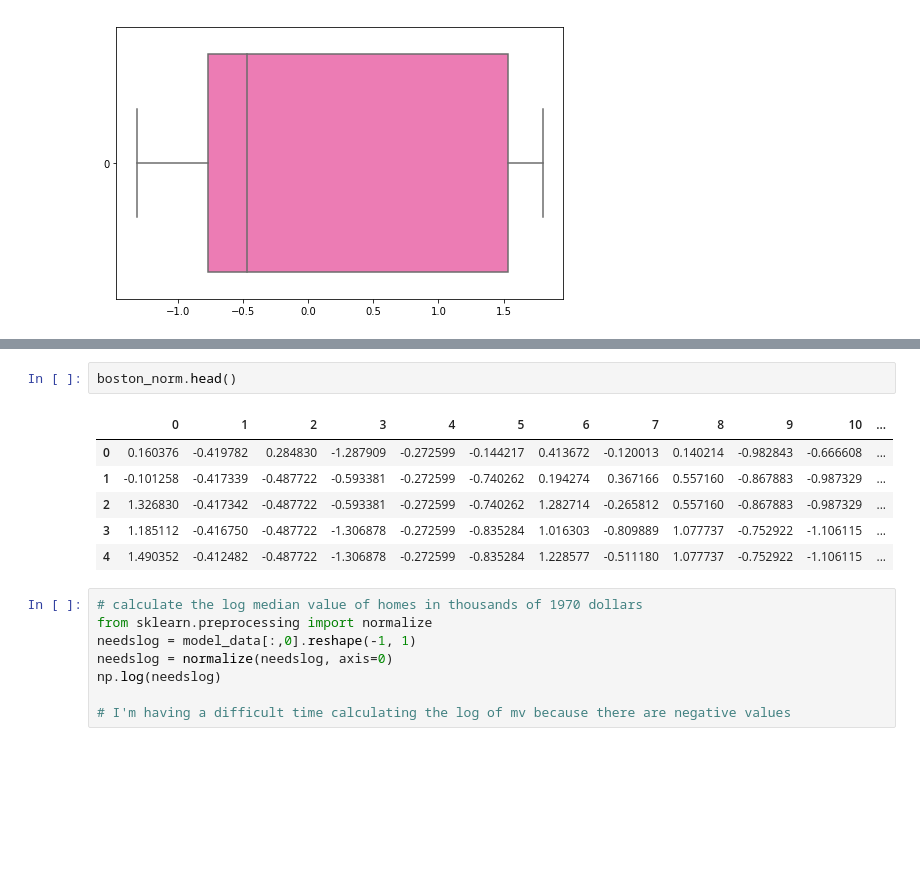
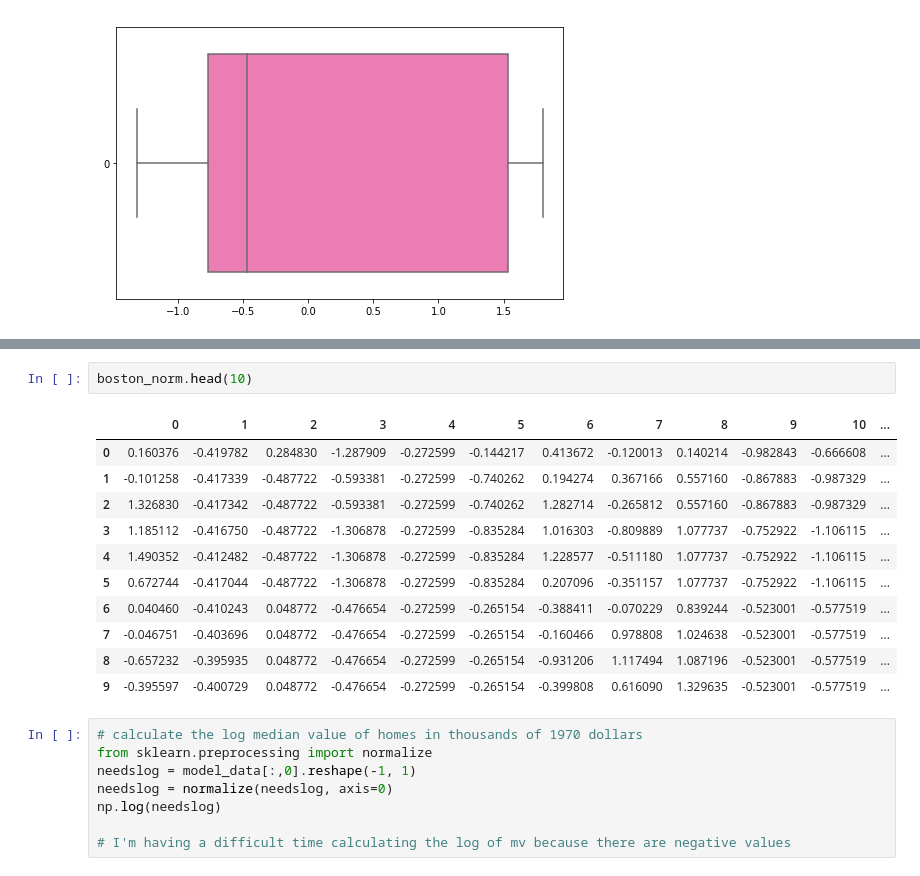
Before and after one commit to brandibeals/NW422-Week3-Housing, a Jupyter notebook: Beals Assignment 3.ipynb, the cells around one changed output, grey strips where cells are left out. Cells and saved outputs as stored; diff of their text form; blank space fills up the shorter version.

```diff
--- a/Beals Assignment 3.ipynb
+++ b/Beals Assignment 3.ipynb
@@ -283,12 +310,17 @@ prelim_model_data = np.array([boston.mv,\
 # %%
-boston_norm.head()
+boston_norm.head(10)
 # %% [output]
 |  | 0 | 1 | 2 | 3 | 4 | 5 | 6 | 7 | 8 | 9 | 10 | ... |
 | 0 | 0.160376 | -0.419782 | 0.284830 | -1.287909 | -0.272599 | -0.144217 | 0.413672 | -0.120013 | 0.140214 | -0.982843 | -0.666608 | ... |
 | 1 | -0.101258 | -0.417339 | -0.487722 | -0.593381 | -0.272599 | -0.740262 | 0.194274 | 0.367166 | 0.557160 | -0.867883 | -0.987329 | ... |
 | 2 | 1.326830 | -0.417342 | -0.487722 | -0.593381 | -0.272599 | -0.740262 | 1.282714 | -0.265812 | 0.557160 | -0.867883 | -0.987329 | ... |
 | 3 | 1.185112 | -0.416750 | -0.487722 | -1.306878 | -0.272599 | -0.835284 | 1.016303 | -0.809889 | 1.077737 | -0.752922 | -1.106115 | ... |
 | 4 | 1.490352 | -0.412482 | -0.487722 | -1.306878 | -0.272599 | -0.835284 | 1.228577 | -0.511180 | 1.077737 | -0.752922 | -1.106115 | ... |
+| 5 | 0.672744 | -0.417044 | -0.487722 | -1.306878 | -0.272599 | -0.835284 | 0.207096 | -0.351157 | 1.077737 | -0.752922 | -1.106115 | ... |
+| 6 | 0.040460 | -0.410243 | 0.048772 | -0.476654 | -0.272599 | -0.265154 | -0.388411 | -0.070229 | 0.839244 | -0.523001 | -0.577519 | ... |
+| 7 | -0.046751 | -0.403696 | 0.048772 | -0.476654 | -0.272599 | -0.265154 | -0.160466 | 0.978808 | 1.024638 | -0.523001 | -0.577519 | ... |
+| 8 | -0.657232 | -0.395935 | 0.048772 | -0.476654 | -0.272599 | -0.265154 | -0.931206 | 1.117494 | 1.087196 | -0.523001 | -0.577519 | ... |
+| 9 | -0.395597 | -0.400729 | 0.048772 | -0.476654 | -0.272599 | -0.265154 | -0.399808 | 0.616090 | 1.329635 | -0.523001 | -0.577519 | ... |
 # %%
 # calculate the log median value of homes in thousands of 1970 dollars
 from sklearn.preprocessing import normalize
```
Also changed, not shown: parts of 25 cells of this notebook.
